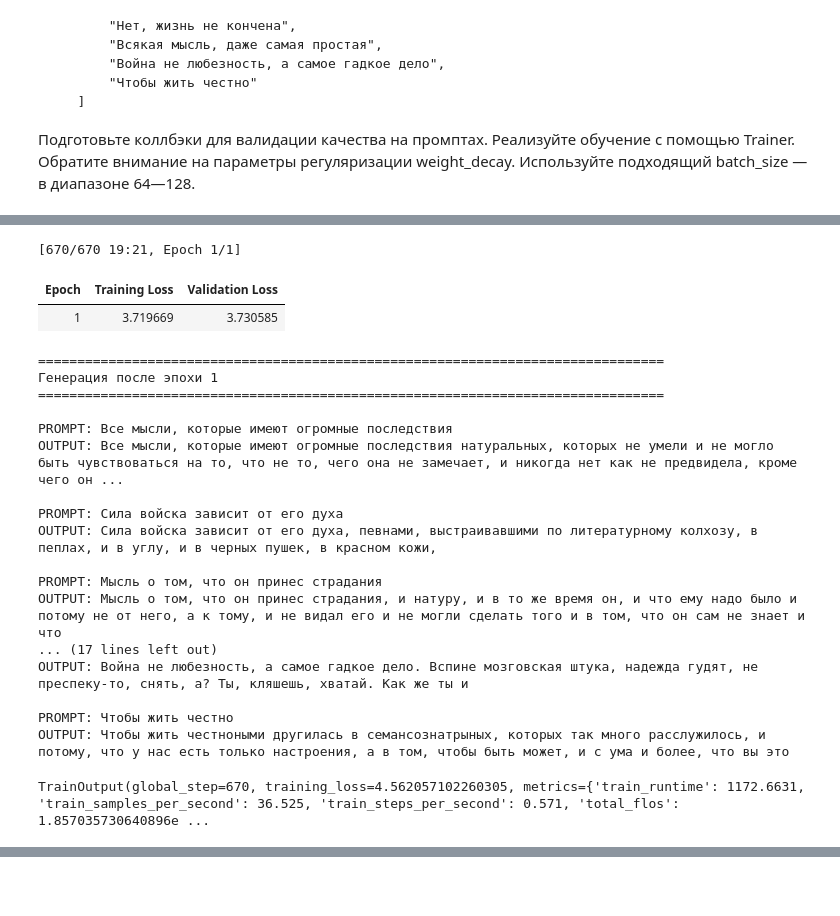
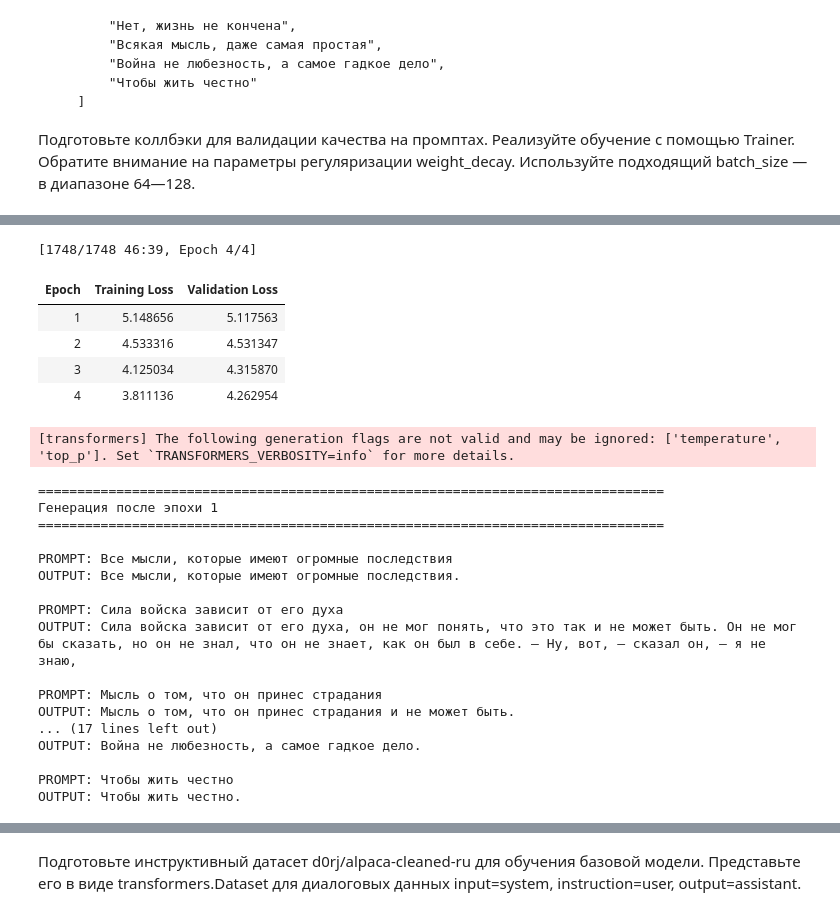
Before and after one commit to pvdiulin/NLP_Study, a Jupyter notebook: Sprint2/Own_LLN_Train_Notebook.ipynb, the cells around one changed output, grey strips where cells are left out. Drawn from its saved outputs; the diff is of its cells as text; code cells hidden in the pictures; blank space fills up the shorter version.

```diff
--- a/Sprint2/Own_LLN_Train_Notebook.ipynb
+++ b/Sprint2/Own_LLN_Train_Notebook.ipynb
@@ -251,7 +251,7 @@ bos_id = tokenizer.token_to_id("<BOS>")
 eos_id = tokenizer.token_to_id("<EOS>")
 pad_id = tokenizer.token_to_id("<PAD>")
 # %%
-def tokenize_and_chunk(text, tokenizer, context_length=512):
+def tokenize_and_chunk(text, tokenizer):
     token_ids = tokenizer.encode(text).ids
 
     chunk_size = context_length - 2
@@ -275,8 +275,7 @@ for text in chunks_df["text"]:
     tokenized_chunks.extend(
         tokenize_and_chunk(
             text,
-            tokenizer,
-            context_length=context_length
+            tokenizer
         )
     )
 
@@ -453,9 +452,11 @@ class GenerationCallback(TrainerCallback):
                 output_ids = model.generate(
                     input_ids=input_ids,
                     max_new_tokens=self.max_new_tokens,
-                    do_sample=True,
-                    temperature=0.8,
+                    do_sample=False,
+                    temperature=0.6,
                     top_p=0.95,
+                    repetition_penalty=1.15,
+                    no_repeat_ngram_size=3,
                     pad_token_id=pad_id,
                     eos_token_id=eos_id,
                 )
@@ -478,13 +479,18 @@ training_args = TrainingArguments(
     gradient_accumulation_steps=16,
     gradient_checkpointing=True,
 
-    num_train_epochs=5,
+    num_train_epochs=4,
 
     learning_rate=3e-4,
     weight_decay=0.1,
 
     eval_strategy="epoch",
     save_strategy="epoch",
+
+    save_total_limit=2,
+    load_best_model_at_end=True,
+    metric_for_best_model="eval_loss",
+    greater_is_better=False,
 
     logging_strategy="steps",
     logging_steps=10,
@@ -496,7 +502,7 @@ training_args = TrainingArguments(
 
     optim="adamw_torch_fused",
 
-    report_to="none",
+    report_to="none"
 )
 # %%
 dataset_split = dataset.train_test_split(
@@ -540,27 +546,28 @@ trainer = Trainer(
 )
 # %%
 trainer.train()
-
-trainer.save_model("./llama_russian_pretrain/final")
 # %% [output]
-[670/670 19:21, Epoch 1/1]
+[1748/1748 46:39, Epoch 4/4]
 | Epoch | Training Loss | Validation Loss |
-| 1 | 3.719669 | 3.730585 |
+| 1 | 5.148656 | 5.117563 |
+| 2 | 4.533316 | 4.531347 |
+| 3 | 4.125034 | 4.315870 |
+| 4 | 3.811136 | 4.262954 |
-================================================================================
-Генерация после эпохи 1
-================================================================================
-
-PROMPT: Все мысли, которые имеют огромные последствия
-OUTPUT: Все мысли, которые имеют огромные последствия натуральных, которых не умели и не могло быть чувствоваться на то, что не то, чего она не замечает, и никогда нет как не предвидела, кроме чего он ...
-
-PROMPT: Сила войска зависит от его духа
-OUTPUT: Сила войска зависит от его духа, певнами, выстраивавшими по литературному колхозу, в пеплах, и в углу, и в черных пушек, в красном кожи,
-
-PROMPT: Мысль о том, что он принес страдания
-OUTPUT: Мысль о том, что он принес страдания, и натуру, и в то же время он, и что ему надо было и потому не от него, а к тому, и не видал его и не могли сделать того и в том, что он сам не знает и что
-... (17 lines left out)
-OUTPUT: Война не любезность, а самое гадкое дело. Вспине мозговская штука, надежда гудят, не преспеку-то, снять, а? Ты, кляшешь, хватай. Как же ты и
-
-PROMPT: Чтобы жить честно
-OUTPUT: Чтобы жить честноными другилась в семансознатрыных, которых так много расслужилось, и потому, что у нас есть только настроения, а в том, чтобы быть может, и с ума и более, что вы это
+[transformers] The following generation flags are not valid and may be ignored: ['temperature', 'top_p']. Set `TRANSFORMERS_VERBOSITY=info` for more details.
-TrainOutput(global_step=670, training_loss=4.562057102260305, metrics={'train_runtime': 1172.6631, 'train_samples_per_second': 36.525, 'train_steps_per_second': 0.571, 'total_flos': 1.857035730640896e ...
+================================================================================
+Генерация после эпохи 1
+================================================================================
+
+PROMPT: Все мысли, которые имеют огромные последствия
+OUTPUT: Все мысли, которые имеют огромные последствия.
+
+PROMPT: Сила войска зависит от его духа
+OUTPUT: Сила войска зависит от его духа, он не мог понять, что это так и не может быть. Он не мог бы сказать, но он не знал, что он не знает, как он был в себе. — Ну, вот, — сказал он, — я не знаю,
+
+PROMPT: Мысль о том, что он принес страдания
+OUTPUT: Мысль о том, что он принес страдания и не может быть.
+... (17 lines left out)
+OUTPUT: Война не любезность, а самое гадкое дело.
+
+PROMPT: Чтобы жить честно
+OUTPUT: Чтобы жить честно.
@@ -566,0 +625,2 @@ TrainOutput(global_step=670, training_loss=4.562057102260305, metrics={'train_ru
+# %% [markdown]
+Подготовьте инструктивный датасет d0rj/alpaca-cleaned-ru для обучения базовой модели. Представьте его в виде transformers.Dataset для диалоговых данных input=system, instruction=user, output=assistant.
```
Also changed, not shown: parts of 16 cells of this notebook.
